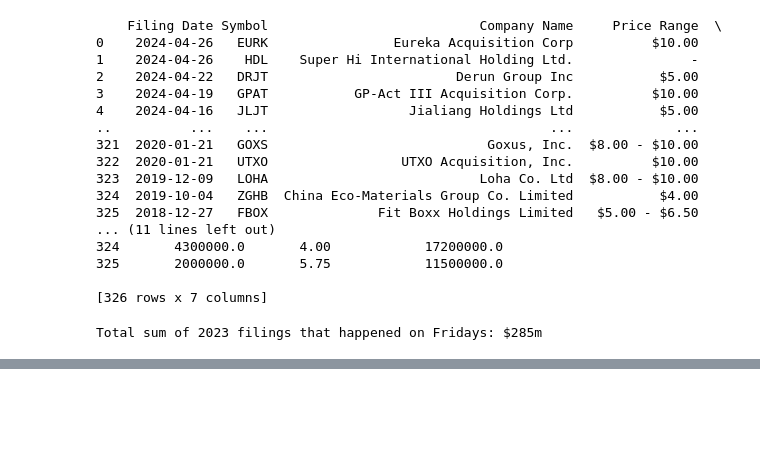
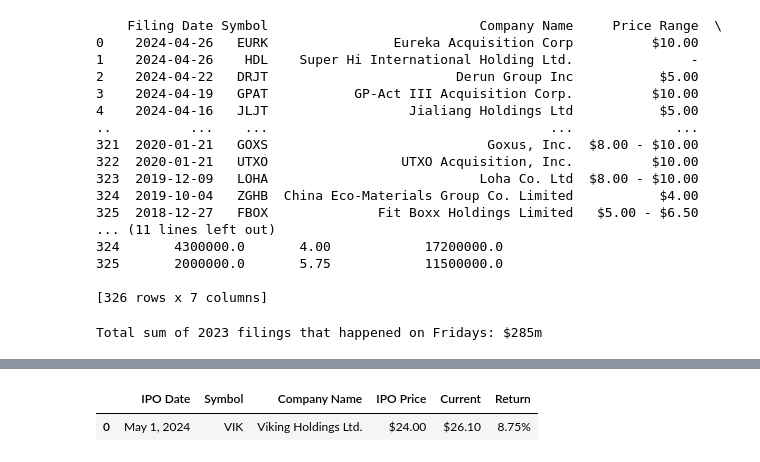
Before and after one commit to thaiphi/Stock-Markets-Analytics-2024, a Jupyter notebook: Week 2/Module_2_Homework.ipynb, the cells around one changed output, grey strips where cells are left out. Saved outputs shown, nothing was run; the diff lists cells and outputs as text; code cells hidden in the pictures; blank space fills up the shorter version.

```diff
--- a/Week 2/Module_2_Homework.ipynb
+++ b/Week 2/Module_2_Homework.ipynb
@@ -202,0 +232,3 @@ Total sum of 2023 filings that happened on Fridays: $285m
+# %%
+ipos_2023 = ipo_dfs[0]
+ipos_2023.info()
@@ -202,0 +249,8 @@ Total sum of 2023 filings that happened on Fridays: $285m
+# %%
+url = "https://stockanalysis.com/ipos/2024/"
+response = requests.get(url, headers=headers)
+
+ipo_dfs = pd.read_html(response.text)
+# %%
+ipos_2024 = ipo_dfs[0]
+ipos_2024.info()
@@ -202,0 +278,5 @@ Total sum of 2023 filings that happened on Fridays: $285m
+# %%
+stacked_ipos_df.head(1)
+# %% [output]
+|  | IPO Date | Symbol | Company Name | IPO Price | Current | Return |
+| 0 | May 1, 2024 | VIK | Viking Holdings Ltd. | $24.00 | $26.10 | 8.75% |
```
Also changed, not shown: parts of 21 cells of this notebook.
